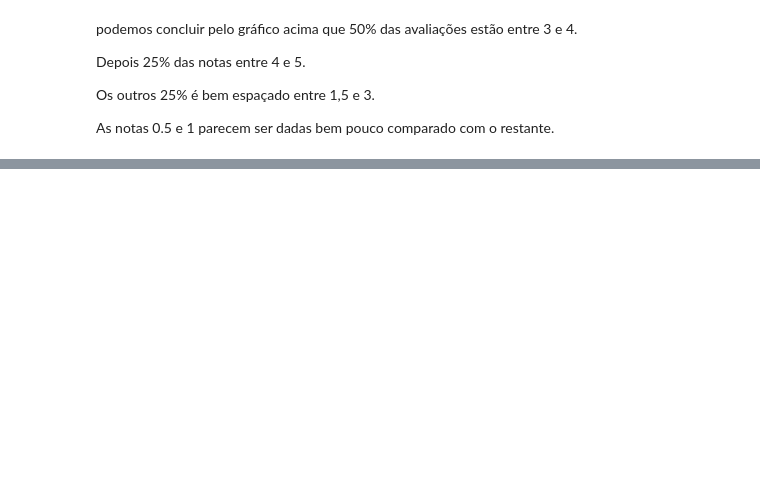
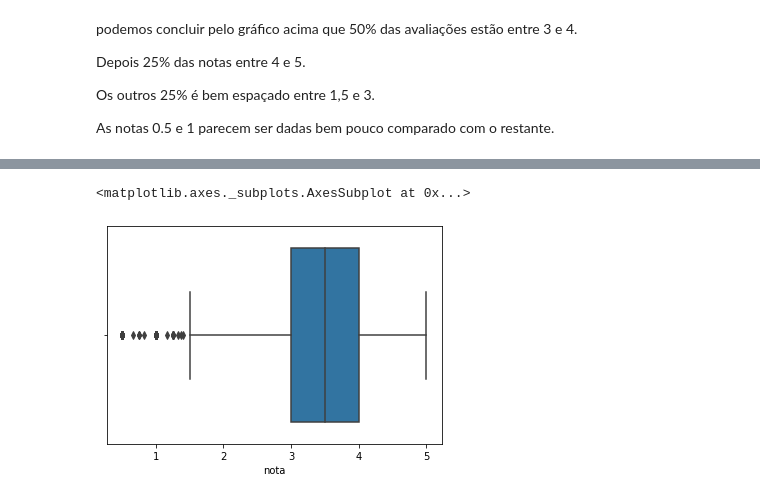
Before and after one commit to camilacarine/data-science-introduction, a Jupyter notebook: Introdução_à_Ciência_de_Dados.ipynb, the cells around one changed output, grey strips where cells are left out. Cells and saved outputs as stored; diff of their text form; code cells hidden in the pictures; blank space fills up the shorter version.

```diff
--- a/Introdução_à_Ciência_de_Dados.ipynb
+++ b/Introdução_à_Ciência_de_Dados.ipynb
@@ -161,0 +286,5 @@ As notas 0.5 e 1 parecem ser dadas bem pouco comparado com o restante.
+# %%
+sns.boxplot(medias_por_filme)
+# %% [output]
+<matplotlib.axes._subplots.AxesSubplot at 0x...>
+[figure, added]
```
Also changed, not shown: parts of 46 cells of this notebook.
